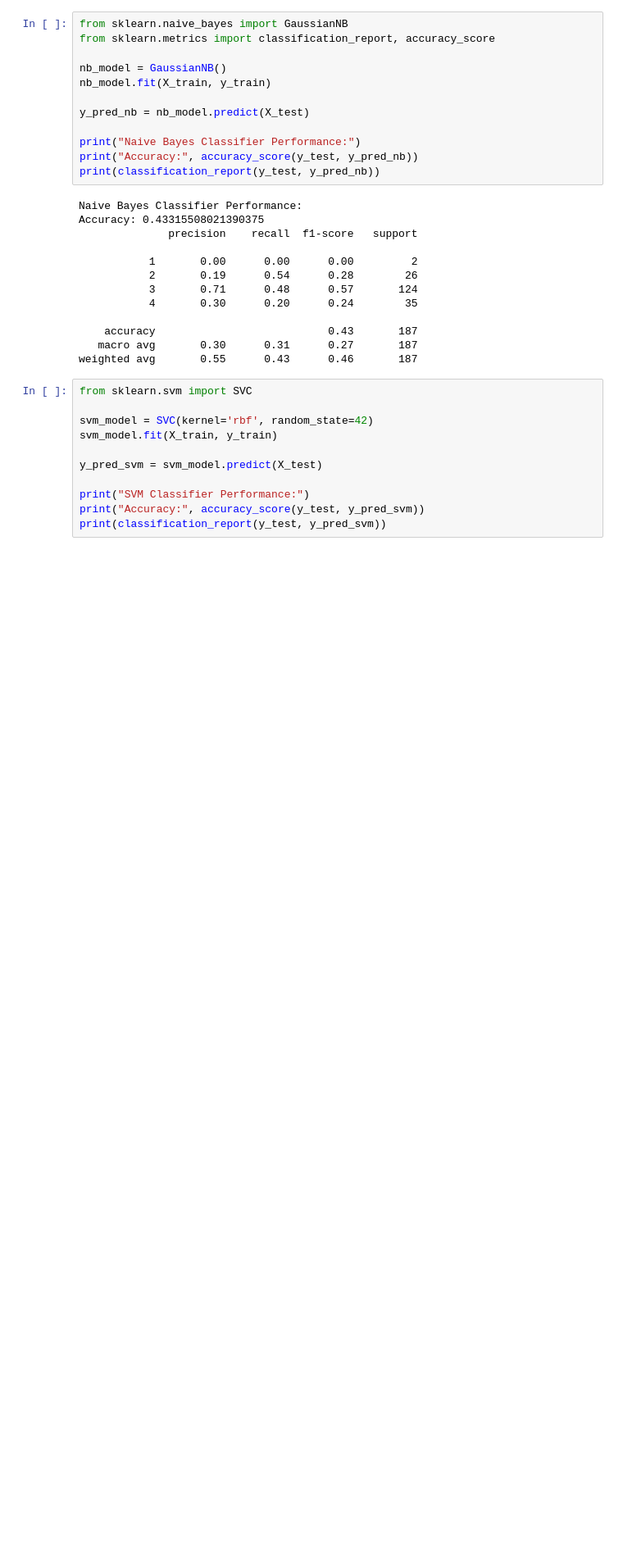
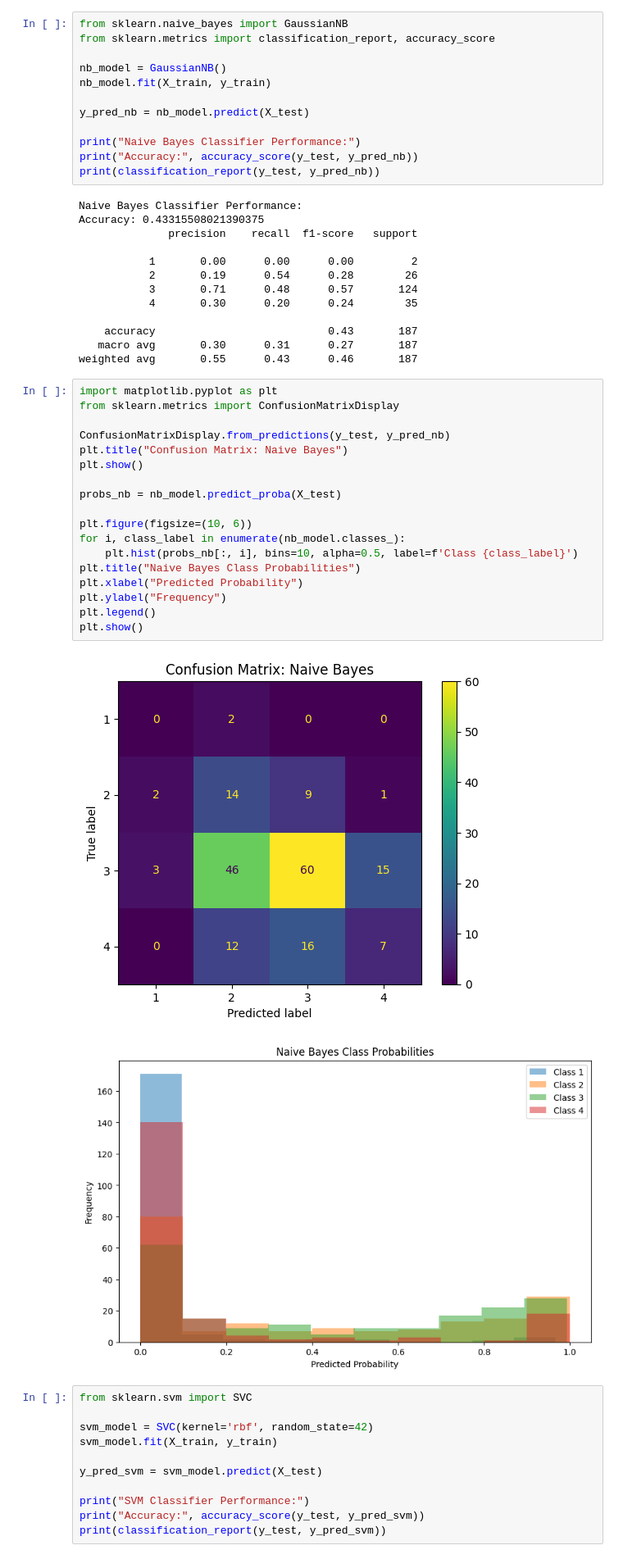
Before and after one commit to rohancshah21/cee5930-final-proj, a Jupyter notebook: classification.ipynb, the cells around one changed output. Shown: that part at 82% size. Saved outputs shown, nothing was run; the diff lists cells and outputs as text; blank space fills up the shorter version.

```diff
--- a/classification.ipynb
+++ b/classification.ipynb
@@ -135,6 +135,27 @@ Accuracy: 0.43315508021390375
     accuracy                           0.43       187
    macro avg       0.30      0.31      0.27       187
 weighted avg       0.55      0.43      0.46       187
+# %%
+import matplotlib.pyplot as plt
+from sklearn.metrics import ConfusionMatrixDisplay
+
+ConfusionMatrixDisplay.from_predictions(y_test, y_pred_nb)
+plt.title("Confusion Matrix: Naive Bayes")
+plt.show()
+
+probs_nb = nb_model.predict_proba(X_test)
+
+plt.figure(figsize=(10, 6))
+for i, class_label in enumerate(nb_model.classes_):
+    plt.hist(probs_nb[:, i], bins=10, alpha=0.5, label=f'Class {class_label}')
+plt.title("Naive Bayes Class Probabilities")
+plt.xlabel("Predicted Probability")
+plt.ylabel("Frequency")
+plt.legend()
+plt.show()
+# %% [output]
+[figure, added]
+[figure, added]
 # %%
 from sklearn.svm import SVC
 
```
Also changed, not shown: parts of 3 cells of this notebook, 1 other file.
